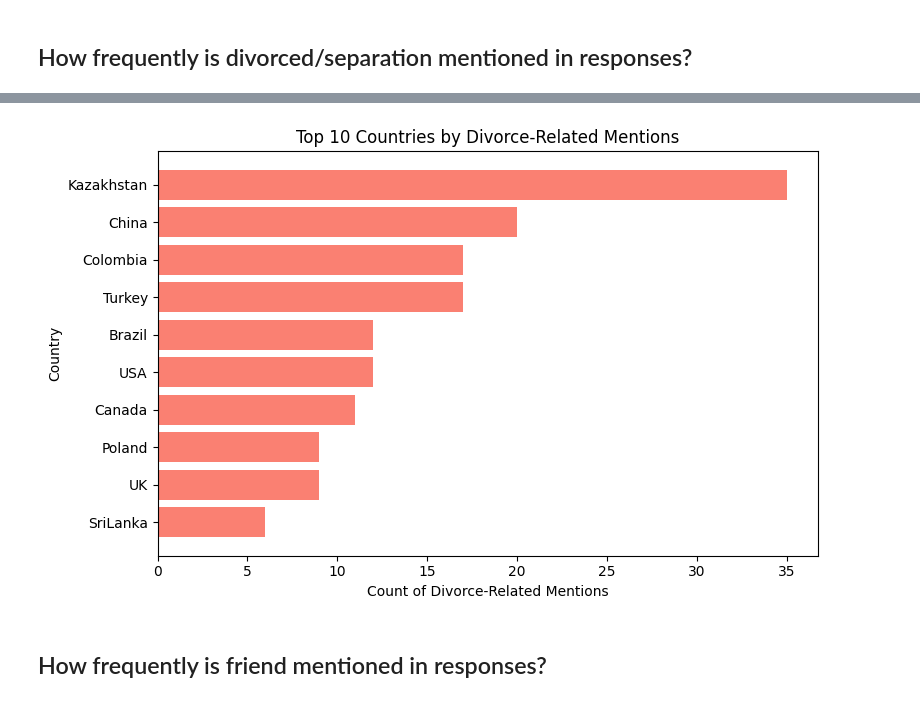
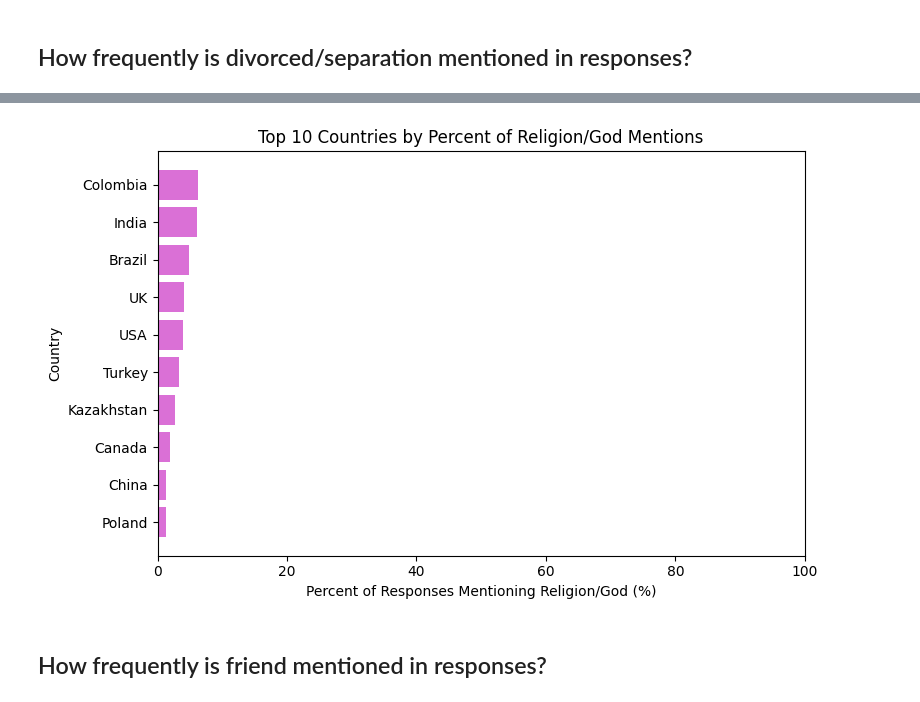
Before and after one commit to vvader24/WJC, a Jupyter notebook: Vinita/Study1_final.ipynb, the cells around one changed output, grey strips where cells are left out. Cells and saved outputs as stored; diff of their text form; code cells hidden in the pictures.

```diff
--- a/Vinita/Study1_final.ipynb
+++ b/Vinita/Study1_final.ipynb
@@ -1333,49 +1346,56 @@ plt.show()
 import re
 import numpy as np
 
-# --- Extract divorce-related phrases from Open_Q1_Q7_clean ---
+# --- Extract religion/god-related phrases from Open_Q1_Q4_clean ---
 
-# Define patterns for divorce and related words/phrases
-divorce_patterns = [
-    r'\bdivorce\b', r'\bdivorced\b', r'\bdivorcing\b', r'\bseparation\b', r'\bseparated\b',
-    r'\bseparating\b', r'\bmarital separation\b', r'\bmarriage ended\b', r'\bmarriage break\b',
-    r'\bmarriage breakdown\b', r'\bmarriage dissolution\b', r'\bspouse left\b', r'\bspousal separation\b',
-    r'\bex-husband\b', r'\bex-wife\b', r'\bex spouse\b', r'\bex-partner\b', r'\bleft my spouse\b',
-    r'\bleft my husband\b', r'\bleft my wife\b', r'\bbroke up\b', r'\bbreakup\b'
+religion_patterns = [
+    r'\bgod\b', r'\bgods\b', r'\bjesus\b', r'\bchrist\b', r'\ballah\b', r'\balla\b', r'\bprophet\b', r'\bfaith\b',
+    r'\bpray\b', r'\bprayer\b', r'\bprayed\b', r'\bpraying\b', r'\bchurch\b', r'\btemple\b', r'\bmosque\b',
+    r'\bspiritual\b', r'\breligion\b', r'\breligious\b', r'\bdivine\b', r'\bbless\b', r'\bblessing\b',
+    r'\bmiracle\b', r'\bholy\b', r'\bscripture\b', r'\bquran\b', r'\bbible\b', r'\bbhagavad\b', r'\bgita\b',
+    r'\bkarma\b', r'\bpuja\b', r'\bshiva\b', r'\bkrishna\b', r'\bdeity\b', r'\bsaint\b', r'\bspirit\b'
 ]
-divorce_regex = re.compile('|'.join(divorce_patterns), re.IGNORECASE)
+religion_regex = re.compile('|'.join(religion_patterns), re.IGNORECASE)
 
-# Extract divorce-related phrases into a new column
-divorce_phrases_df = merged_df.copy()
-divorce_phrases_df["divorce_phrases"] = (
-    divorce_phrases_df["Open_Q1_Q7_clean"]
-    .apply(lambda x: divorce_regex.findall(str(x)) if pd.notna(x) else [])
+religion_phrases_df = merged_df.copy()
+religion_phrases_df["religion_phrases"] = (
+    religion_phrases_df["Open_Q1_Q4_clean"]
+    .apply(lambda x: religion_regex.findall(str(x)) if pd.notna(x) else [])
     .apply(lambda lst: lst if lst else np.nan)
 )
 
-# Group by country: count and collect phrases, dropping NA/nan phrases
-country_divorce_counts = (
-    divorce_phrases_df.dropna(subset=["divorce_phrases"])
+# Count total non-missing responses per country
+total_responses = religion_phrases_df.groupby("country")["Open_Q1_Q4_clean"].apply(lambda x: x.notna().sum())
+
+# Count responses mentioning religion per country
+religion_counts = (
+    religion_phrases_df.dropna(subset=["religion_phrases"])
     .groupby("country")
     .agg(
-        count=("divorce_phrases", "count"),
-        divorce_phrases=("divorce_phrases", lambda x: sum(x, []))  # flatten lists
+        count=("religion_phrases", "count"),
+        religion_phrases=("religion_phrases", lambda x: sum(x, []))
     )
-    .sort_values("count", ascending=False)
-    .head(10)
     .reset_index()
 )
 
-display(country_divorce_counts)
+# Merge and calculate percent
+religion_counts = religion_counts.merge(total_responses.rename("total"), on="country", how="left")
+religion_counts["percent"] = 100 * religion_counts["count"] / religion_counts["total"]
 
-# Plot: Country on y-axis, count on x-axis (horizontal bar plot)
+# Sort and keep top 10
+religion_counts = religion_counts.sort_values("percent", ascending=False).head(10)
+
+display(religion_counts[["country", "percent", "count", "total", "religion_phrases"]])
+
+# Plot: Country on y-axis, percent on x-axis, scale 0–100
 import matplotlib.pyplot as plt
 
 plt.figure(figsize=(8, 5))
-plt.barh(country_divorce_counts["country"], country_divorce_counts["count"], color="salmon")
-plt.xlabel("Count of Divorce-Related Mentions")
+plt.barh(religion_counts["country"], religion_counts["percent"], color="orchid")
+plt.xlabel("Percent of Responses Mentioning Religion/God (%)")
 plt.ylabel("Country")
-plt.title("Top 10 Countries by Divorce-Related Mentions")
+plt.title("Top 10 Countries by Percent of Religion/God Mentions")
+plt.xlim(0, 100)
 plt.gca().invert_yaxis()
 plt.tight_layout()
 plt.show()
@@ -1394,4 +1414,4 @@ plt.show()
-[figure, old version]
+[figure, new version]
 # %% [markdown]
 ## How frequently is friend mentioned in responses?
 # %%
```
Also changed, not shown: parts of 7 cells of this notebook.
